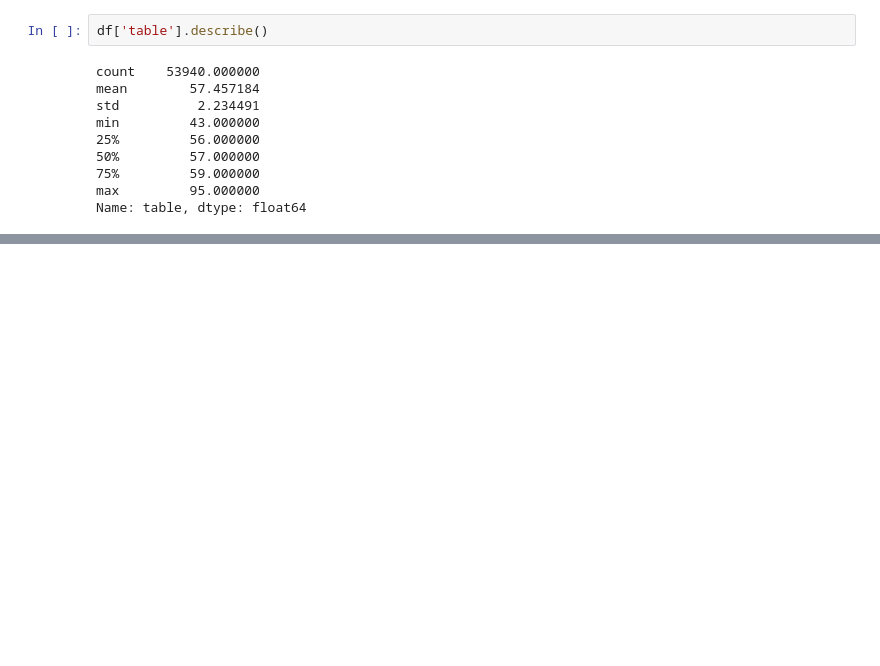
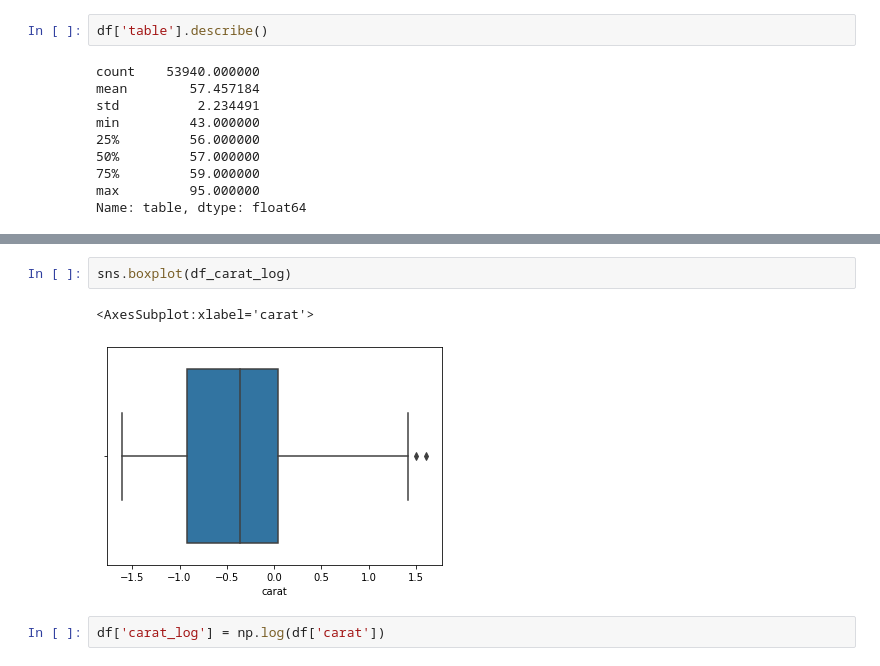
Before and after one commit to hersany/DataScience, a Jupyter notebook: Pandas/Pandas_Class2.ipynb, the cells around one changed output, grey strips where cells are left out. Saved outputs shown, nothing was run; the diff lists cells and outputs as text; blank space fills up the shorter version.

```diff
--- a/Pandas/Pandas_Class2.ipynb
+++ b/Pandas/Pandas_Class2.ipynb
@@ -742,0 +966,7 @@ df_table_win
+# %%
+sns.boxplot(df_carat_log)
+# %% [output]
+<AxesSubplot:xlabel='carat'>
+[figure, added]
+# %%
+df['carat_log'] = np.log(df['carat'])
```
Also changed, not shown: parts of 31 cells of this notebook, 1 other file.
